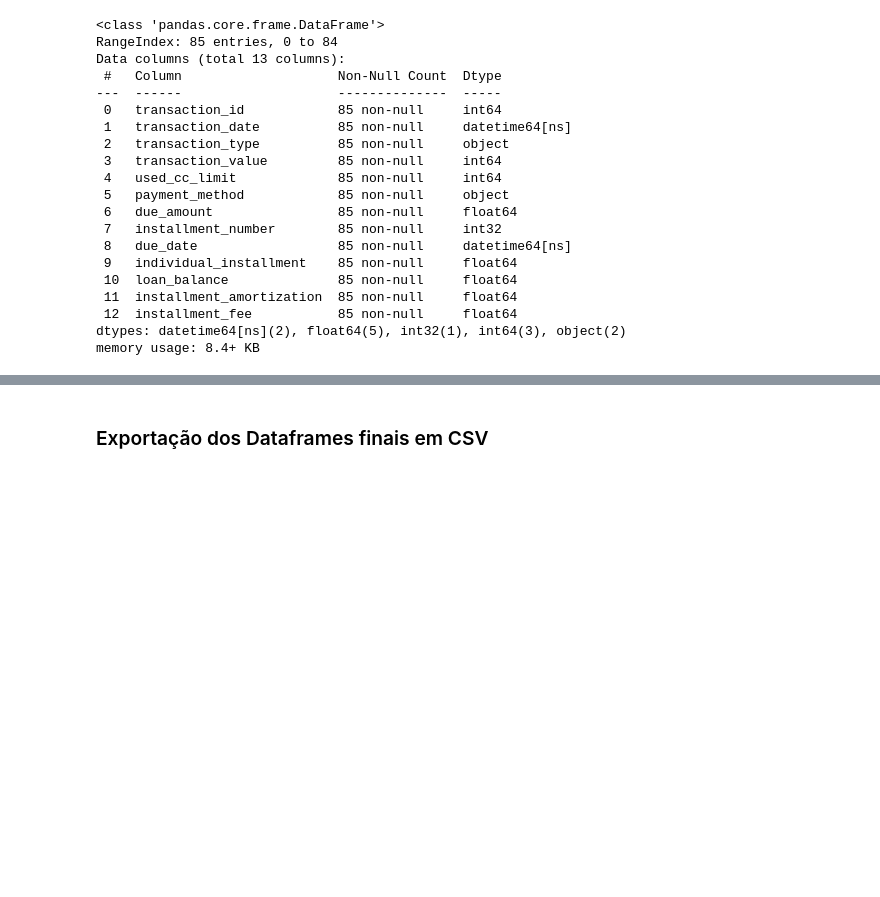
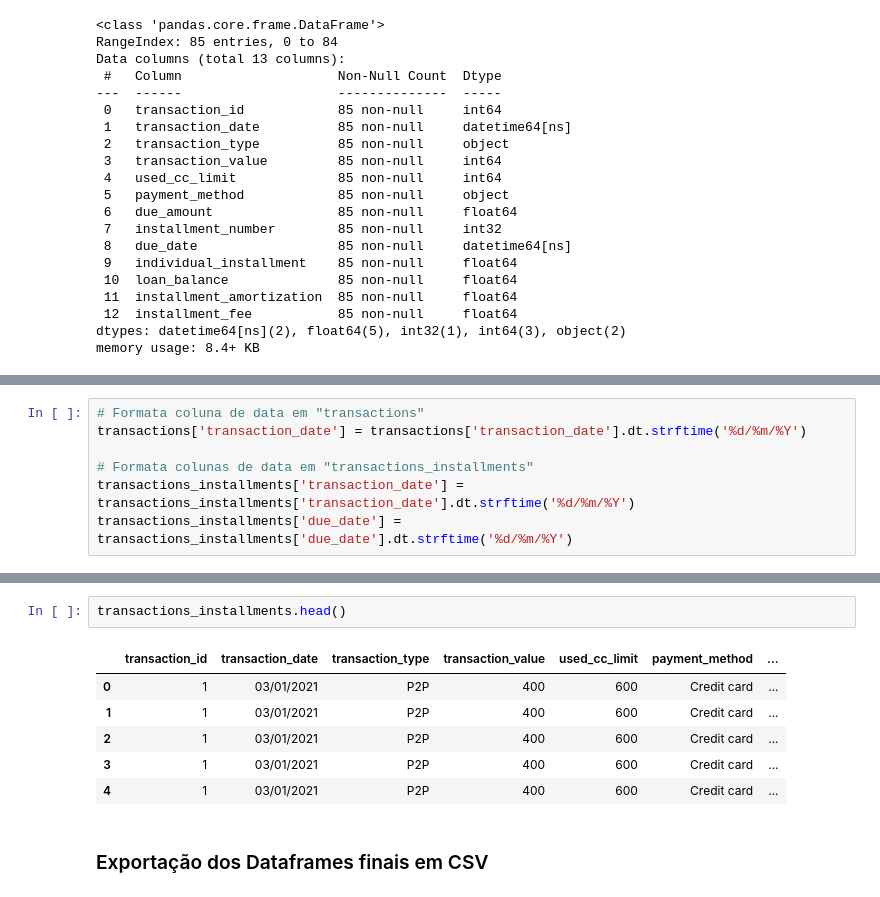
Before and after one commit to tainahguerras/CasePicPay05_25, a Jupyter notebook: manipulacao-de-dados.ipynb, the cells around one changed output, grey strips where cells are left out. Cells and saved outputs as stored; diff of their text form; blank space fills up the shorter version.

Commit message:
conversão de datas

```diff
--- a/manipulacao-de-dados.ipynb
+++ b/manipulacao-de-dados.ipynb
@@ -490,0 +493,7 @@ memory usage: 8.4+ KB
+# %%
+# Formata coluna de data em "transactions"
+transactions['transaction_date'] = transactions['transaction_date'].dt.strftime('%d/%m/%Y')
+
+# Formata colunas de data em "transactions_installments"
+transactions_installments['transaction_date'] = transactions_installments['transaction_date'].dt.strftime('%d/%m/%Y')
+transactions_installments['due_date'] = transactions_installments['due_date'].dt.strftime('%d/%m/%Y')
@@ -491,3 +509,12 @@ memory usage: 8.4+ KB
+# %%
+transactions_installments.head()
+# %% [output]
+|  | transaction_id | transaction_date | transaction_type | transaction_value | used_cc_limit | payment_method | ... |
+| 0 | 1 | 03/01/2021 | P2P | 400 | 600 | Credit card | ... |
+| 1 | 1 | 03/01/2021 | P2P | 400 | 600 | Credit card | ... |
+| 2 | 1 | 03/01/2021 | P2P | 400 | 600 | Credit card | ... |
+| 3 | 1 | 03/01/2021 | P2P | 400 | 600 | Credit card | ... |
+| 4 | 1 | 03/01/2021 | P2P | 400 | 600 | Credit card | ... |
 # %% [markdown]
 ### Exportação dos Dataframes finais em CSV
 # %% [markdown]
```
Also changed, not shown: parts of 2 cells of this notebook, 2 other files.
